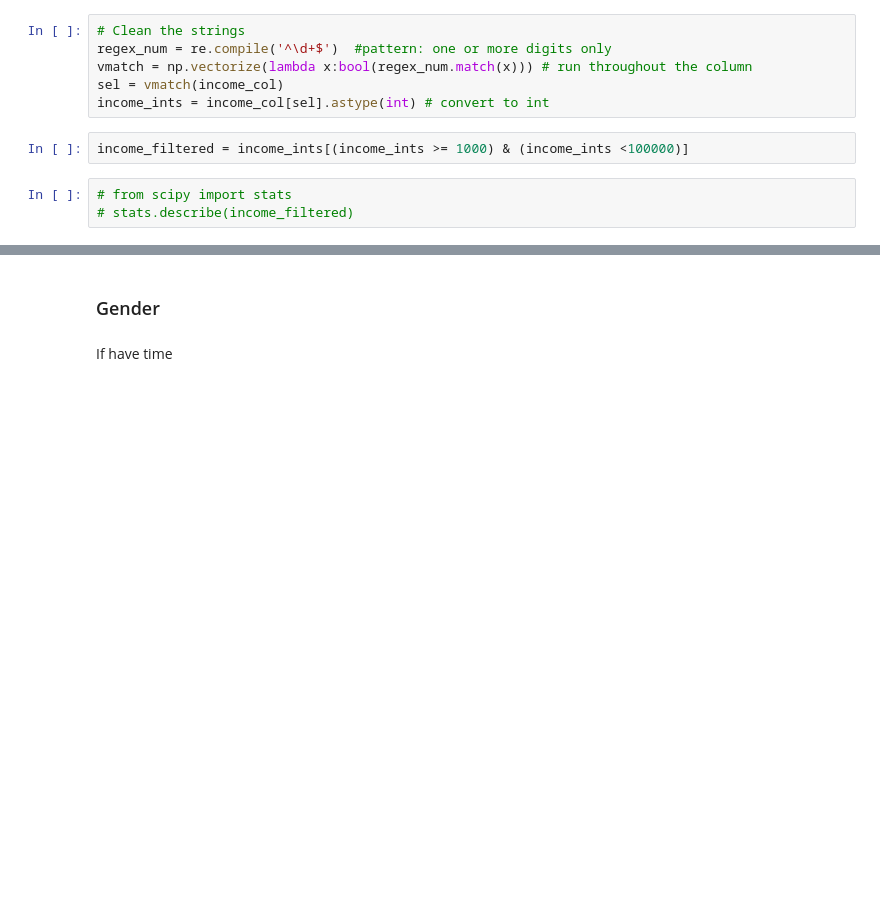
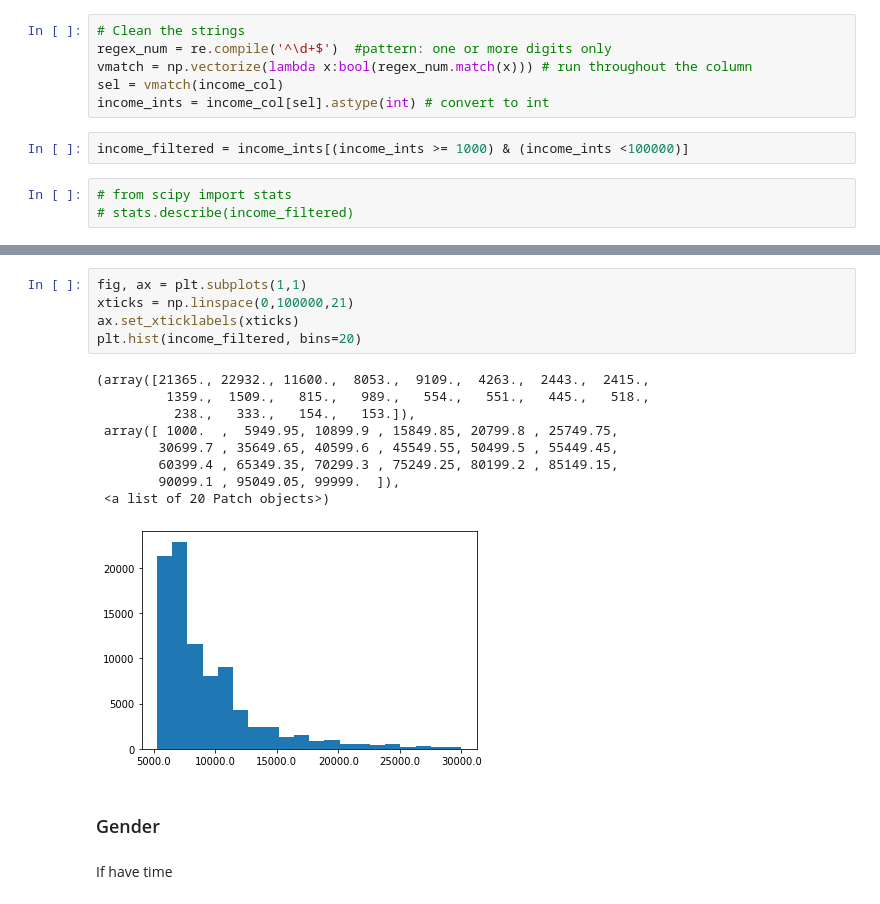
Before and after one commit to geraldinepyh/HolmuskTest, a Jupyter notebook: notebooks/TestCode_forPlots.ipynb, the cells around one changed output, grey strips where cells are left out. Drawn from its saved outputs; the diff is of its cells as text; blank space fills up the shorter version.

```diff
--- a/notebooks/TestCode_forPlots.ipynb
+++ b/notebooks/TestCode_forPlots.ipynb
@@ -137,3 +139,18 @@ plt.tight_layout()
+# %%
+fig, ax = plt.subplots(1,1)
+xticks = np.linspace(0,100000,21)
+ax.set_xticklabels(xticks)
+plt.hist(income_filtered, bins=20)
+# %% [output]
+(array([21365., 22932., 11600.,  8053.,  9109.,  4263.,  2443.,  2415.,
+         1359.,  1509.,   815.,   989.,   554.,   551.,   445.,   518.,
+          238.,   333.,   154.,   153.]),
+ array([ 1000.  ,  5949.95, 10899.9 , 15849.85, 20799.8 , 25749.75,
+        30699.7 , 35649.65, 40599.6 , 45549.55, 50499.5 , 55449.45,
+        60399.4 , 65349.35, 70299.3 , 75249.25, 80199.2 , 85149.15,
+        90099.1 , 95049.05, 99999.  ]),
+ <a list of 20 Patch objects>)
+[figure, added]
 # %% [markdown]
 ### Gender
 # %% [markdown]
```
Also changed, not shown: parts of 1 cell of this notebook, 4 other files.
